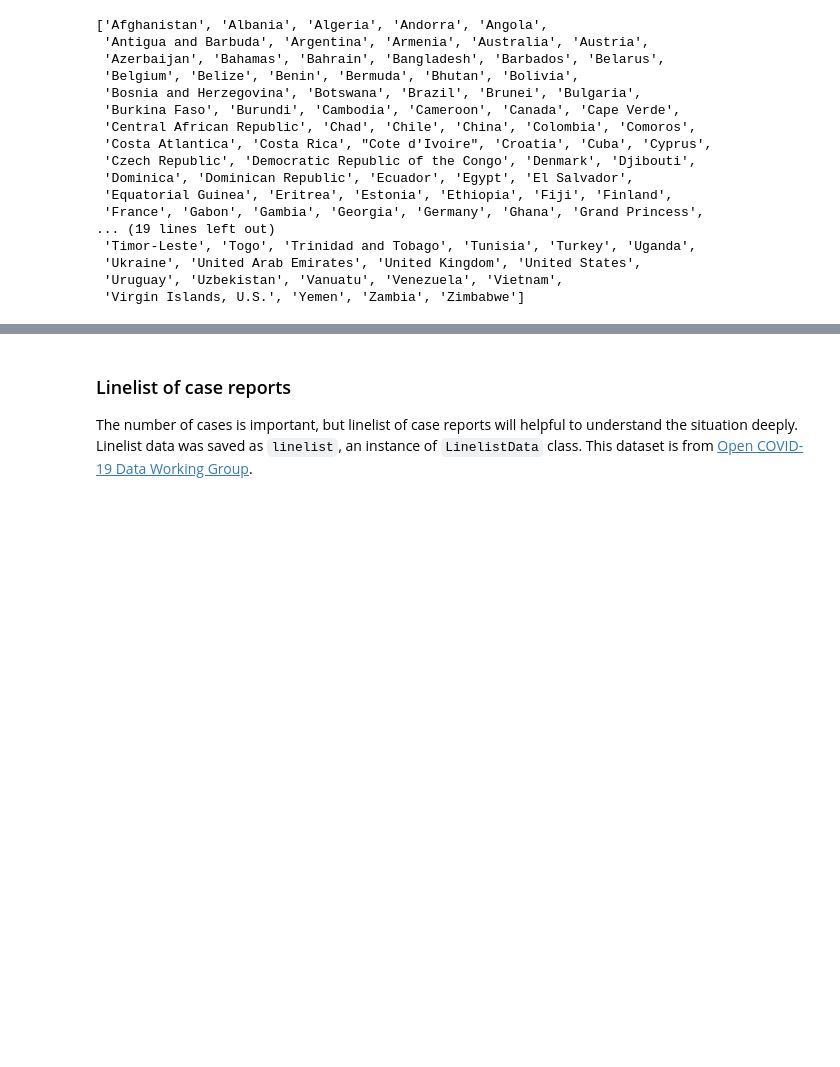
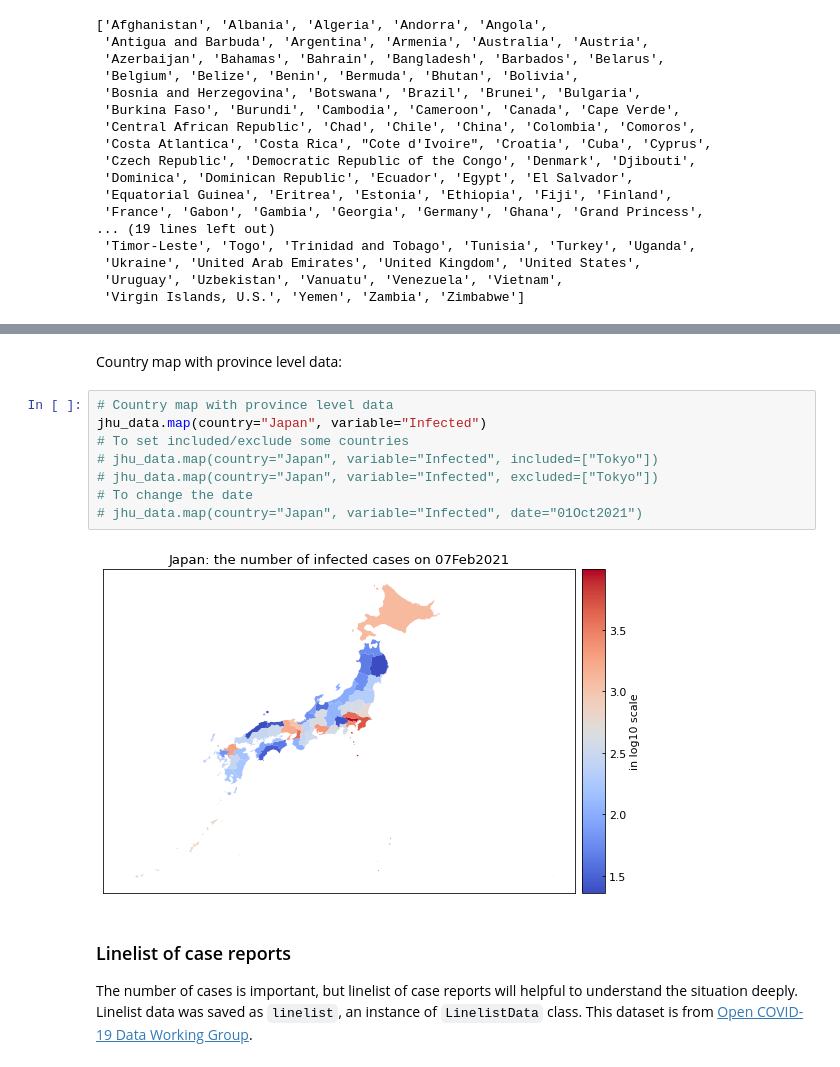
Before and after one commit to lisphilar/covid19-sir, a Jupyter notebook: docs/usage_dataset.ipynb, the cells around one changed output, grey strips where cells are left out. Saved outputs shown, nothing was run; the diff lists cells and outputs as text; blank space fills up the shorter version.

```diff
--- a/docs/usage_dataset.ipynb
+++ b/docs/usage_dataset.ipynb
@@ -223,3 +234,15 @@ Average recovery period: 16 [days]
+# %% [markdown]
+Country map with province level data:
+# %%
+# Country map with province level data
+jhu_data.map(country="Japan", variable="Infected")
+# To set included/exclude some countries
+# jhu_data.map(country="Japan", variable="Infected", included=["Tokyo"])
+# jhu_data.map(country="Japan", variable="Infected", excluded=["Tokyo"])
+# To change the date
+# jhu_data.map(country="Japan", variable="Infected", date="01Oct2021")
+# %% [output]
+[figure, added]
 # %% [markdown]
 ### Linelist of case reports
 The number of cases is important, but linelist of case reports will helpful to understand the situation deeply. Linelist data was saved as `linelist`, an instance of `LinelistData` class. This dataset is from [Open COVID-19 Data Working Group](https://github.com/beoutbreakprepared/nCoV2019).
```
Also changed, not shown: parts of 16 cells of this notebook, 41 other files.
